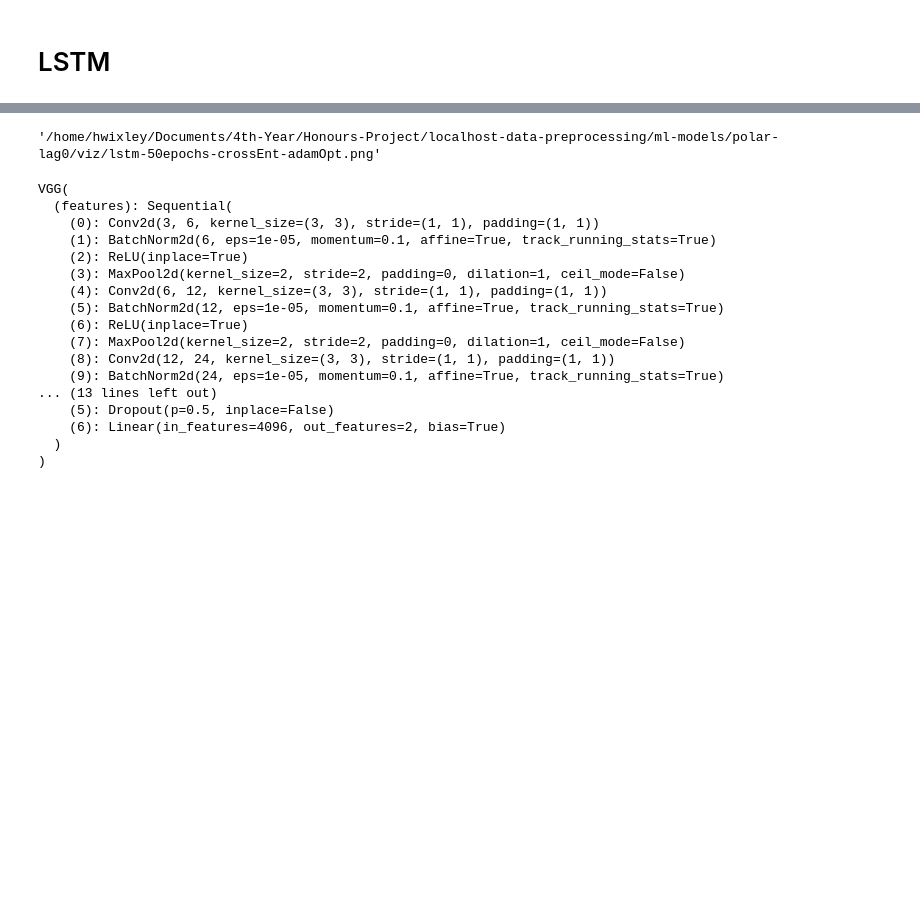
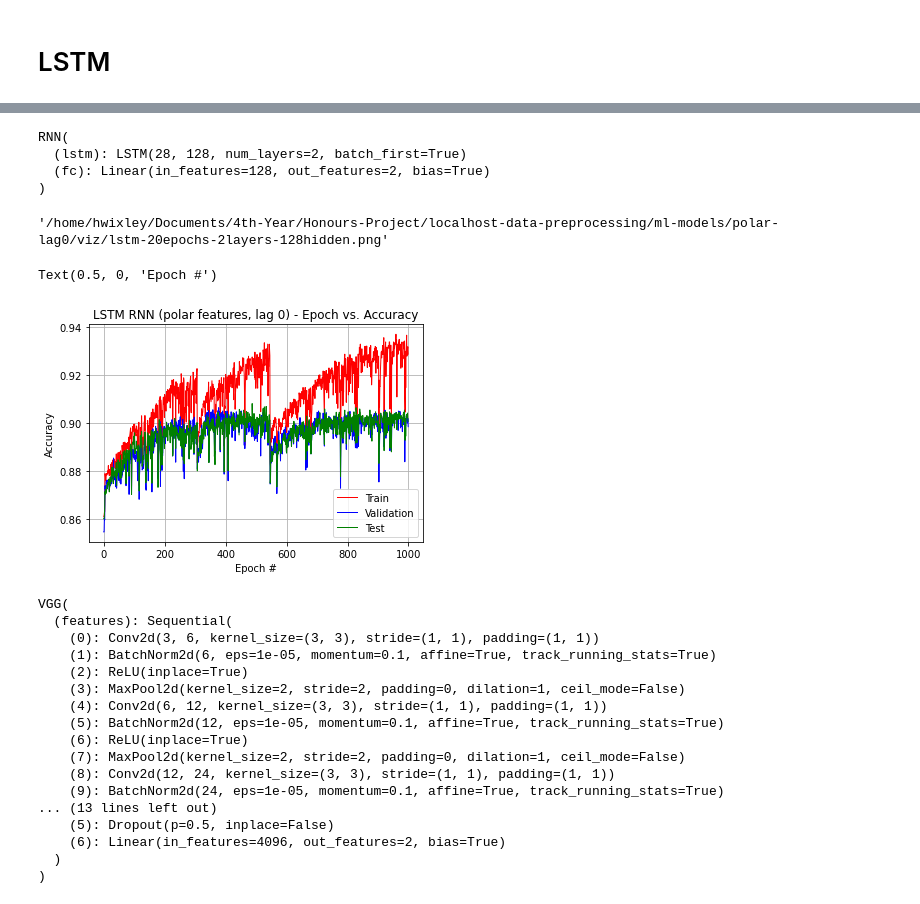
Before and after one commit to hwixley/Fall-Detection-Deep-Learning, a Jupyter notebook: deep-cnn.ipynb, the cells around one changed output, grey strips where cells are left out. Cells and saved outputs as stored; diff of their text form; code cells hidden in the pictures; blank space fills up the shorter version.

Commit message:
model visualizations

```diff
--- a/deep-cnn.ipynb
+++ b/deep-cnn.ipynb
@@ -74,6 +77,8 @@ torch.Size([17505, 1, 28, 28])
 X_val.shape
 # %% [output]
 torch.Size([5835, 1, 28, 28])
+# %%
+input_size = val_iterator
 # %%
 X_train.dtype
 # %% [output]
@@ -279,15 +298,12 @@ torch.onnx.export(model,
 # %% [markdown]
 # LSTM
 # %%
-# Device configuration
-device = torch.device('cuda' if torch.cuda.is_available() else 'cpu')
-
 # Hyper-parameters
 sequence_length = 28
 input_size = 28
 hidden_size = 128
-num_layers = 3
+num_layers = 2
 num_classes = 2
 batch_size = 128
-num_epochs = 20
+num_epochs = 1000
 learning_rate = 0.01
@@ -314,3 +330,5 @@ class RNN(nn.Module):
+# %%
+epochs = {}
 # %%
 model = RNN(input_size, hidden_size, num_layers, num_classes).to(device)
 
@@ -388,8 +380,0 @@ RNN(
-# %%
-from torchviz import make_dot
-
-dum_input = torch.ones(1,28,28).to(device)
-a = model(dum_input)
-make_dot(a, params=dict(model.named_parameters())).render(f"{save_dir}viz/lstm-{num_epochs}epochs-{num_layers}layers-{hidden_size}hidden",format="png")
-# %% [output]
-'/home/hwixley/Documents/4th-Year/Honours-Project/localhost-data-preprocessing/ml-models/polar-lag0/viz/lstm-50epochs-crossEnt-adamOpt.png'
@@ -396,3 +411,44 @@ make_dot(a, params=dict(model.named_parameters())).render(f"{save_dir}viz/lstm-{
+# %%
+print(model)
+# %% [output]
+RNN(
+  (lstm): LSTM(28, 128, num_layers=2, batch_first=True)
+  (fc): Linear(in_features=128, out_features=2, bias=True)
+)
+# %%
+from torchviz import make_dot
+
+dum_input = torch.ones(1,28,28).to(device)
+a = model(dum_input)
+make_dot(a, params=dict(model.named_parameters())).render(f"{save_dir}viz/lstm-{num_epochs}epochs-{num_layers}layers-{hidden_size}hidden",format="png")
+# %% [output]
+'/home/hwixley/Documents/4th-Year/Honours-Project/localhost-data-preprocessing/ml-models/polar-lag0/viz/lstm-20epochs-2layers-128hidden.png'
+# %%
+train = []
+val = []
+test = []
+loss = []
+
+for i in range(num_epochs):
+    ep = epochs[i]
+    train.append(ep["train"][2])
+    val.append(ep["val"][2])
+    test.append(ep["test"][2])
+    loss.append(ep["loss"])
+# %%
+epochs = np.arange(0,num_epochs,1)
+
+plt.plot(epochs, train, c="r", lw=1, label="Train")
+plt.plot(epochs, val, c="b", lw=1, label="Validation")
+plt.plot(epochs, test, c="g", lw=1, label="Test")
+plt.grid(True)
+plt.legend(loc="lower right")
+plt.title("LSTM RNN (polar features, lag 0) - Epoch vs. Accuracy")
+plt.ylabel("Accuracy")
+plt.xlabel("Epoch #")
+# %% [output]
+Text(0.5, 0, 'Epoch #')
+[figure, added]
 # %%
 SEED = 1234
 
```
Also changed, not shown: parts of 12 cells of this notebook, 1 other file.
